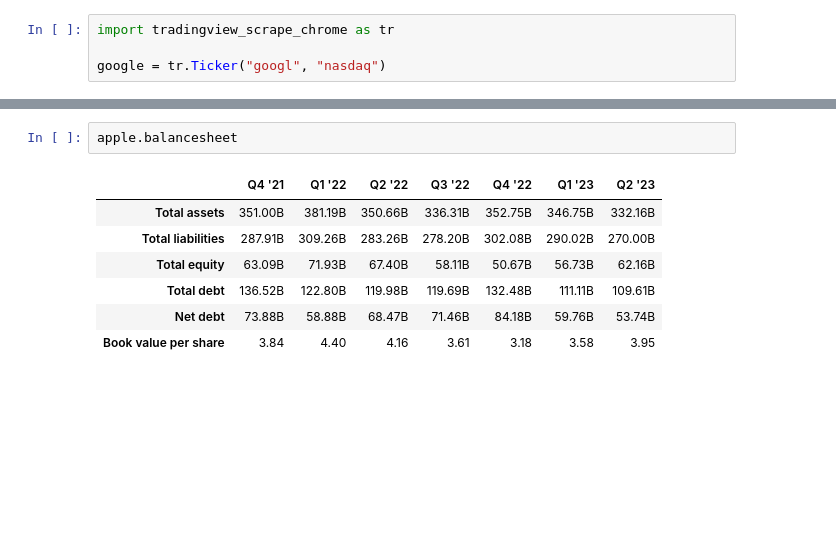
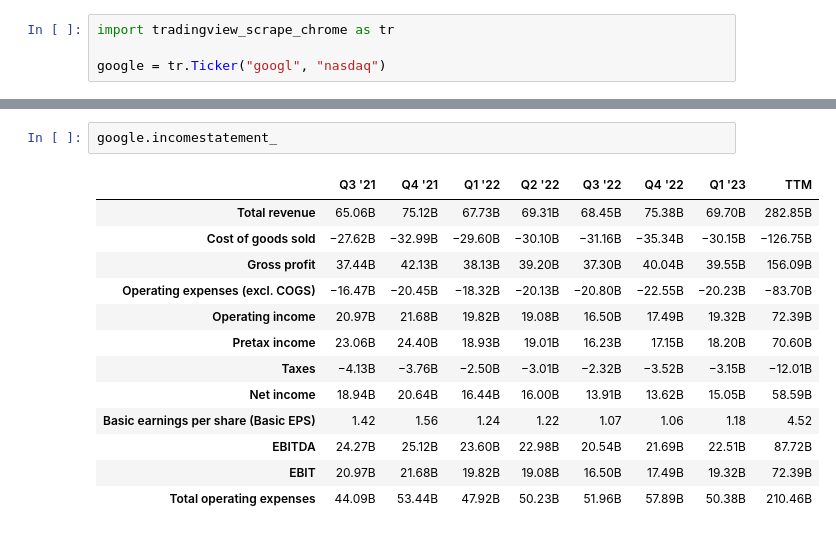
Before and after one commit to JPcooldev/trading-view-scrape, a Jupyter notebook: test.ipynb, the cells around one changed output, grey strips where cells are left out. Saved outputs shown, nothing was run; the diff lists cells and outputs as text; blank space fills up the shorter version.

```diff
--- a/test.ipynb
+++ b/test.ipynb
@@ -25,11 +47,17 @@ apple.incomestatement
 # %%
-apple.balancesheet
+google.incomestatement_
 # %% [output]
-|  | Q4 '21 | Q1 '22 | Q2 '22 | Q3 '22 | Q4 '22 | Q1 '23 | Q2 '23 |
-| Total assets | 351.00B | 381.19B | 350.66B | 336.31B | 352.75B | 346.75B | 332.16B |
-| Total liabilities | 287.91B | 309.26B | 283.26B | 278.20B | 302.08B | 290.02B | 270.00B |
-| Total equity | 63.09B | 71.93B | 67.40B | 58.11B | 50.67B | 56.73B | 62.16B |
-| Total debt | 136.52B | 122.80B | 119.98B | 119.69B | 132.48B | 111.11B | 109.61B |
-| Net debt | 73.88B | 58.88B | 68.47B | 71.46B | 84.18B | 59.76B | 53.74B |
-| Book value per share | 3.84 | 4.40 | 4.16 | 3.61 | 3.18 | 3.58 | 3.95 |
+|  | Q3 '21 | Q4 '21 | Q1 '22 | Q2 '22 | Q3 '22 | Q4 '22 | Q1 '23 | TTM |
+| Total revenue | 65.06B | 75.12B | 67.73B | 69.31B | 68.45B | 75.38B | 69.70B | 282.85B |
+| Cost of goods sold | −27.62B | −32.99B | −29.60B | −30.10B | −31.16B | −35.34B | −30.15B | −126.75B |
+| Gross profit | 37.44B | 42.13B | 38.13B | 39.20B | 37.30B | 40.04B | 39.55B | 156.09B |
+| Operating expenses (excl. COGS) | −16.47B | −20.45B | −18.32B | −20.13B | −20.80B | −22.55B | −20.23B | −83.70B |
+| Operating income | 20.97B | 21.68B | 19.82B | 19.08B | 16.50B | 17.49B | 19.32B | 72.39B |
+| Pretax income | 23.06B | 24.40B | 18.93B | 19.01B | 16.23B | 17.15B | 18.20B | 70.60B |
+| Taxes | −4.13B | −3.76B | −2.50B | −3.01B | −2.32B | −3.52B | −3.15B | −12.01B |
+| Net income | 18.94B | 20.64B | 16.44B | 16.00B | 13.91B | 13.62B | 15.05B | 58.59B |
+| Basic earnings per share (Basic EPS) | 1.42 | 1.56 | 1.24 | 1.22 | 1.07 | 1.06 | 1.18 | 4.52 |
+| EBITDA | 24.27B | 25.12B | 23.60B | 22.98B | 20.54B | 21.69B | 22.51B | 87.72B |
+| EBIT | 20.97B | 21.68B | 19.82B | 19.08B | 16.50B | 17.49B | 19.32B | 72.39B |
+| Total operating expenses | 44.09B | 53.44B | 47.92B | 50.23B | 51.96B | 57.89B | 50.38B | 210.46B |
 # %%
```
Also changed, not shown: parts of 17 cells of this notebook, 2 other files.
